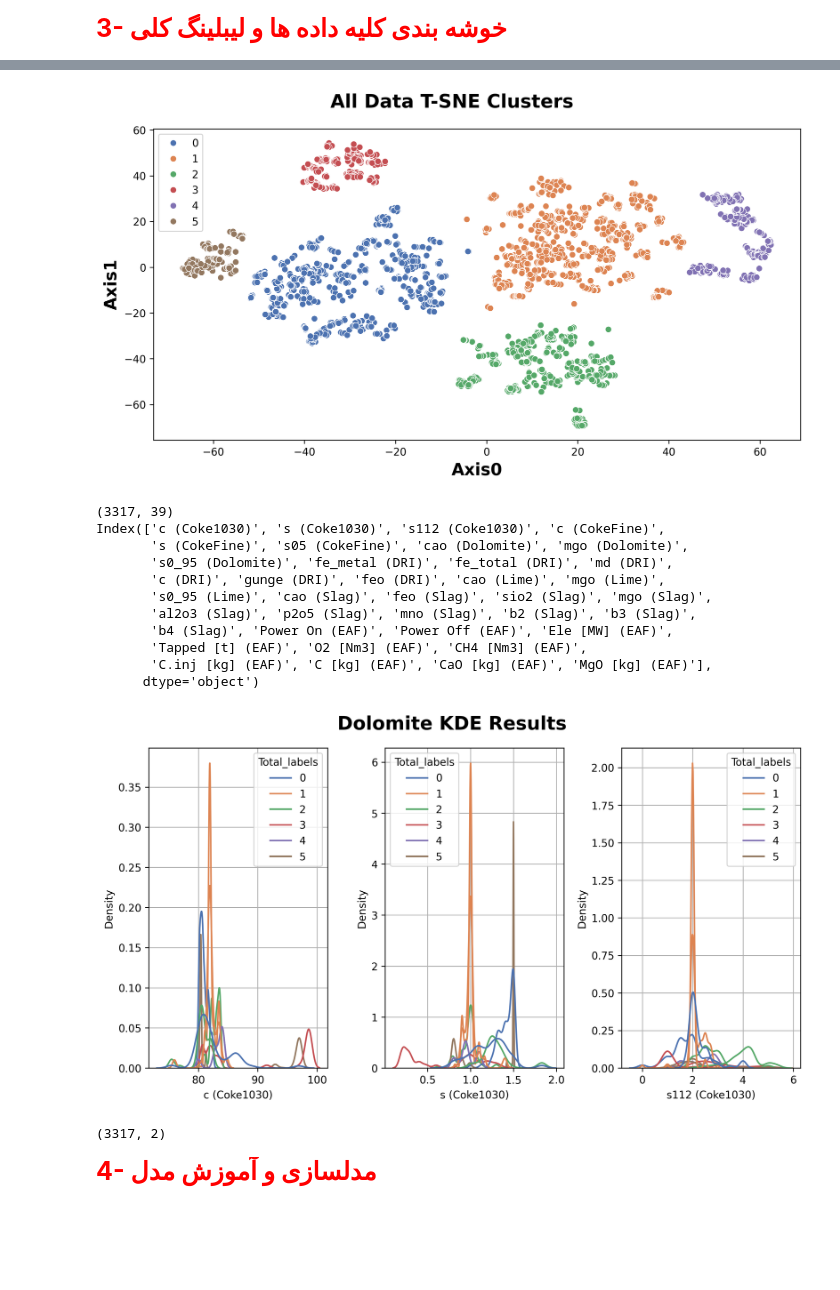
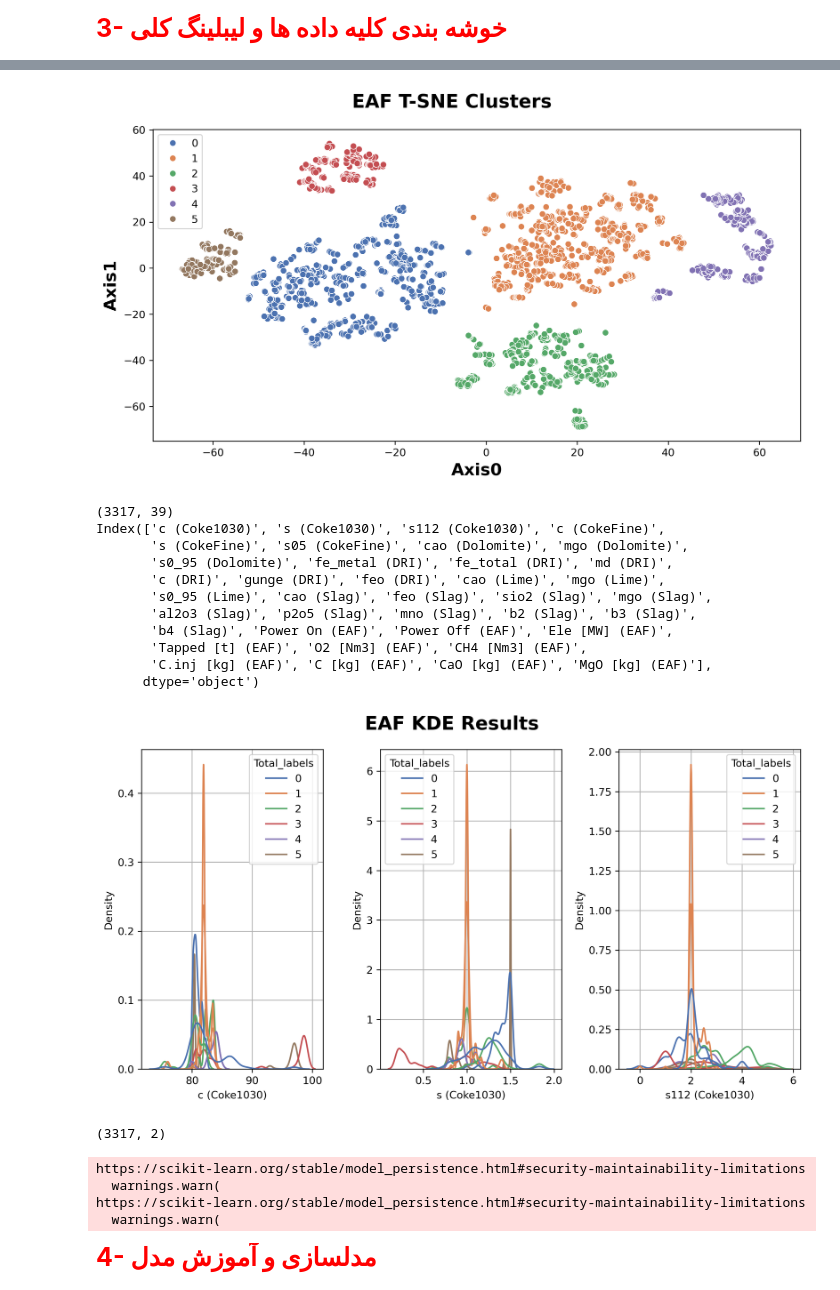
Before and after one commit to heidaralavi/EAF-Data-Analysis, a Jupyter notebook: code/6-make model and prediction for feeds.ipynb, the cells around one changed output, grey strips where cells are left out. Saved outputs shown, nothing was run; the diff lists cells and outputs as text; code cells hidden in the pictures; blank space fills up the shorter version.

```diff
--- a/code/6-make model and prediction for feeds.ipynb
+++ b/code/6-make model and prediction for feeds.ipynb
@@ -150,7 +150,7 @@ model.fit(sne_df)
 print(model.labels_.shape)
 # ---------PLOT-------------
 fig = plt.figure(figsize=(9.6,5.4),dpi=300)
-fig.suptitle('All Data T-SNE Clusters', fontsize=18,fontweight='bold')
+fig.suptitle('EAF T-SNE Clusters', fontsize=18,fontweight='bold')
 ax1 = fig.subplots(1,1)
 ax1.set_xlabel('Axis0', fontsize=16,fontweight='bold')
 ax1.set_ylabel('Axis1', fontsize=16,fontweight='bold')
@@ -164,7 +164,7 @@ sns.scatterplot(
     palette= cmap,
     )
 fig.tight_layout()
-#plt.savefig(f'{working_dir}/presentation/dolomite-tsne-clusters.jpg')
+plt.savefig(f'{working_dir}/presentation/eaf-tsne-clusters.jpg')
 plt.show()
 #----------Labeling---------
 clust_lable_dict = {0:0,1:1,2:2,3:3,4:4,5:5,6:6,7:7}
@@ -177,7 +177,7 @@ print(plot_name)
 num = 0
 for k in range(1):
     fig = plt.figure(num=k,figsize=(9.6,5.4),dpi=300)
-    fig.suptitle('Dolomite KDE Results', fontsize=18,fontweight='bold')
+    fig.suptitle('EAF KDE Results', fontsize=18,fontweight='bold')
     ax = fig.subplots(1,3)
     #sns.set_style("ticks",{'axes.grid' : True})
     for i in range(2):
@@ -214,36 +214,40 @@ X=df[['feo (Slag)','mgo (Slag)']].values
 print(X.shape)
 
 #--------load trained model and predict-----------
 clf = pickle.load(open(f"{working_dir}/trained_models/feo-mgo-isothermal.pkl", 'rb'))
 predict_label = clf.predict(X)
 
 df['Slag_labels'] = predict_label
 
 # save For next use
 df.to_csv(f"{working_dir}/data/all_data_with_labels.csv",index=True)
 del df,normal_df,corr_df,high_corr_columns_name
 # %% [output]
 (3317, 38)
 (3317, 38)
            0          1
 0   md (DRI)  feo (DRI)
 1  b2 (Slag)  b3 (Slag)
 (3317, 2)
 (3317,)
-[figure, old version]
+[figure, new version]
 (3317, 39)
 Index(['c (Coke1030)', 's (Coke1030)', 's112 (Coke1030)', 'c (CokeFine)',
        's (CokeFine)', 's05 (CokeFine)', 'cao (Dolomite)', 'mgo (Dolomite)',
        's0_95 (Dolomite)', 'fe_metal (DRI)', 'fe_total (DRI)', 'md (DRI)',
        'c (DRI)', 'gunge (DRI)', 'feo (DRI)', 'cao (Lime)', 'mgo (Lime)',
        's0_95 (Lime)', 'cao (Slag)', 'feo (Slag)', 'sio2 (Slag)', 'mgo (Slag)',
        'al2o3 (Slag)', 'p2o5 (Slag)', 'mno (Slag)', 'b2 (Slag)', 'b3 (Slag)',
        'b4 (Slag)', 'Power On (EAF)', 'Power Off (EAF)', 'Ele [MW] (EAF)',
        'Tapped [t] (EAF)', 'O2 [Nm3] (EAF)', 'CH4 [Nm3] (EAF)',
        'C.inj [kg] (EAF)', 'C [kg] (EAF)', 'CaO [kg] (EAF)', 'MgO [kg] (EAF)'],
       dtype='object')
-[figure, old version]
+[figure, new version]
 (3317, 2)
+https://scikit-learn.org/stable/model_persistence.html#security-maintainability-limitations
+  warnings.warn(
+https://scikit-learn.org/stable/model_persistence.html#security-maintainability-limitations
+  warnings.warn(
 # %% [markdown]
 <div style="font-size: 14;color:red;font-size:25PX;font-family: arial;" align ="rigth" dir="rtl">
 <b>
```
Also changed, not shown: parts of 1 cell of this notebook, 23 other files.
